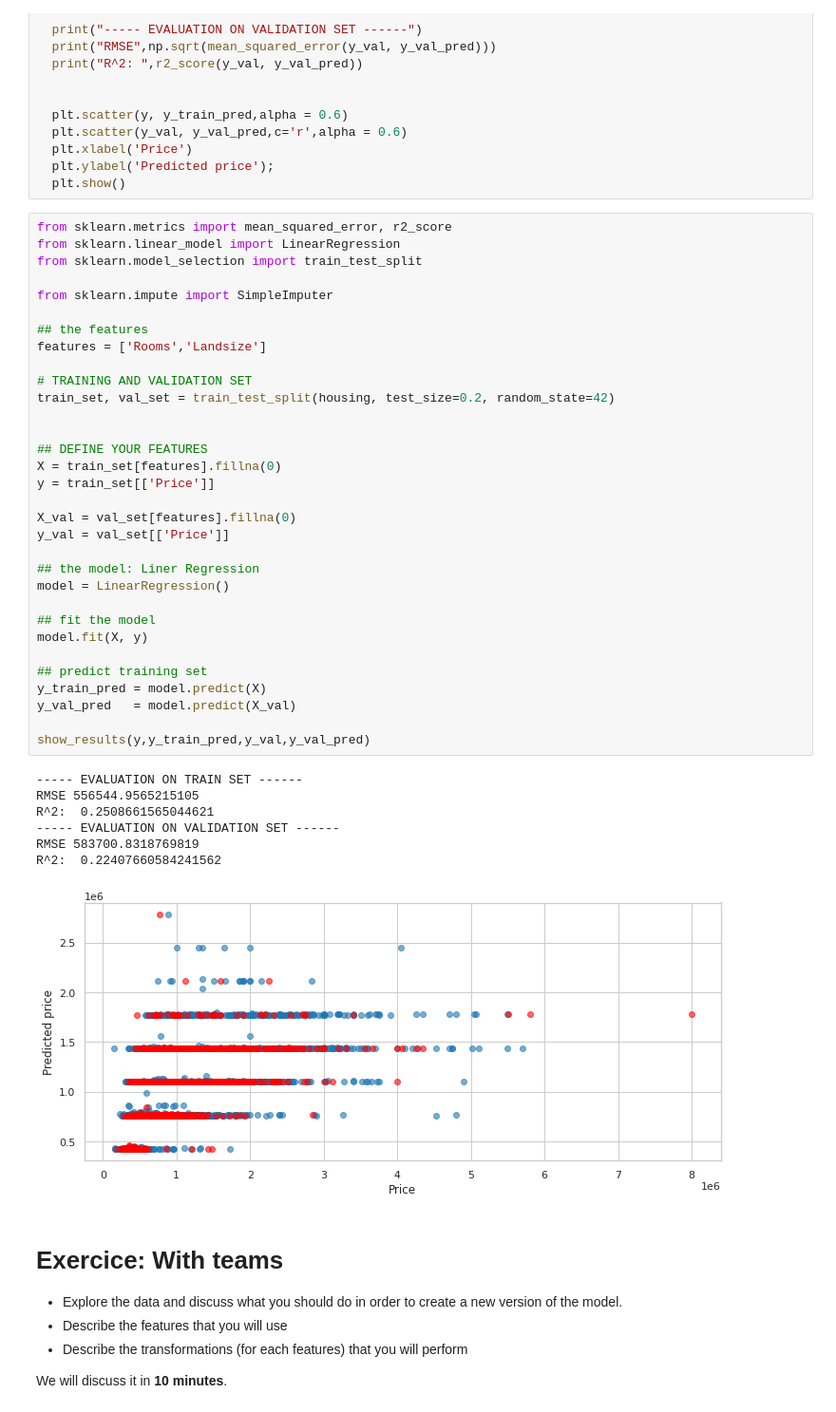
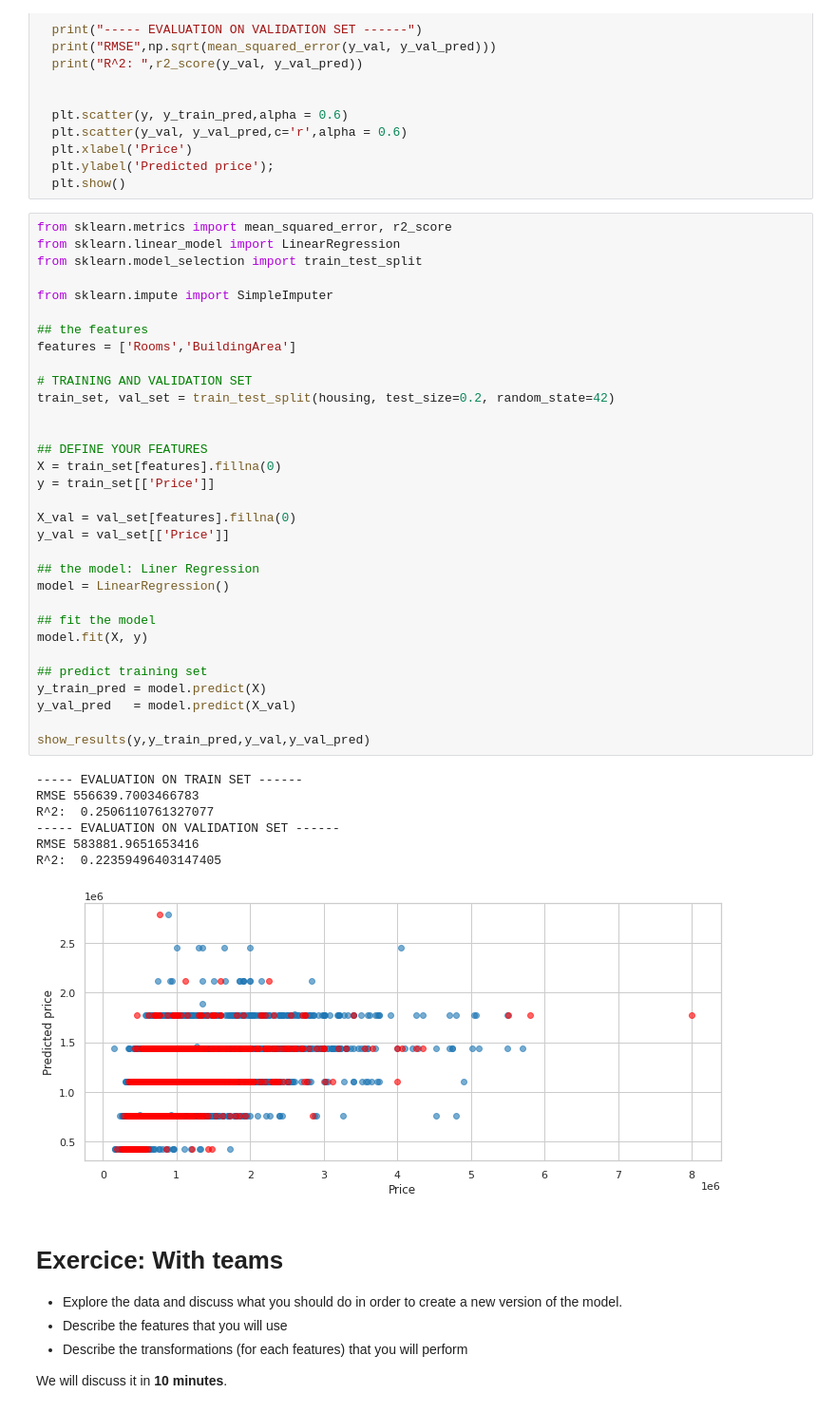
Before and after one commit to ssegui/charmEU, a Jupyter notebook: CharmEU_ML_tutorial.ipynb, the cells around one changed output. Shown at 95% size. Drawn from its saved outputs; the diff is of its cells as text.

```diff
--- a/CharmEU_ML_tutorial.ipynb
+++ b/CharmEU_ML_tutorial.ipynb
@@ -272,39 +272,39 @@ from sklearn.model_selection import train_test_split
 
 from sklearn.impute import SimpleImputer
 
 ## the features
-features = ['Rooms','Landsize']
+features = ['Rooms','BuildingArea']
 
 # TRAINING AND VALIDATION SET
 train_set, val_set = train_test_split(housing, test_size=0.2, random_state=42)
 
 
 ## DEFINE YOUR FEATURES
 X = train_set[features].fillna(0)
 y = train_set[['Price']]
 
 X_val = val_set[features].fillna(0)
 y_val = val_set[['Price']]
 
 ## the model: Liner Regression
 model = LinearRegression()
 
 ## fit the model
 model.fit(X, y)
 
 ## predict training set
 y_train_pred = model.predict(X)
 y_val_pred   = model.predict(X_val)
 
 show_results(y,y_train_pred,y_val,y_val_pred)
 # %% [output]
 ----- EVALUATION ON TRAIN SET ------
-RMSE 556544.9565215105
-R^2:  0.2508661565044621
+RMSE 556639.7003466783
+R^2:  0.2506110761327077
 ----- EVALUATION ON VALIDATION SET ------
-RMSE 583700.8318769819
-R^2:  0.22407660584241562
+RMSE 583881.9651653416
+R^2:  0.22359496403147405
-[figure, old version]
+[figure, new version]
 # %% [markdown]
 # Exercice: With teams
  - Explore the data and discuss what you should do in order to create a new version of the model.
```
Also changed, not shown: parts of 1 cell of this notebook.
